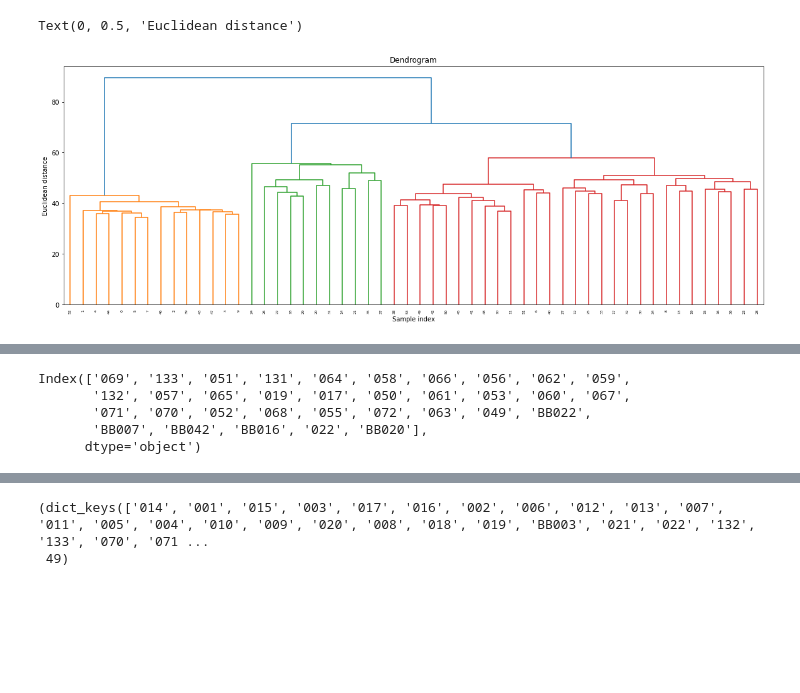
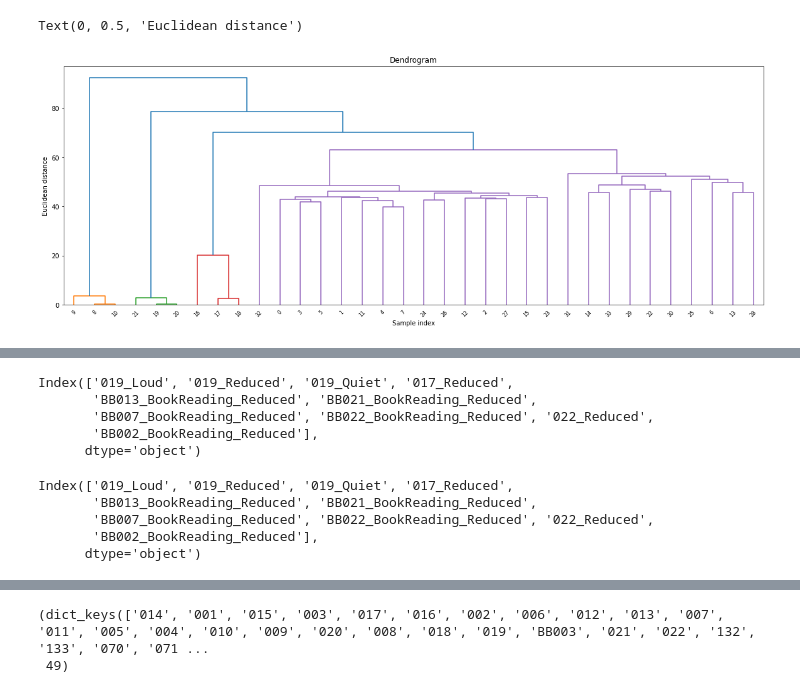
Before and after one commit to Rahul-Brito/infantvoice, a Jupyter notebook: scripts/Sohye Notebook Extra Embeddings.ipynb, the cells around one changed output, grey strips where cells are left out. Cells and saved outputs as stored; diff of their text form; code cells hidden in the pictures; blank space fills up the shorter version.

Commit message:
got matches for BB005 and BB006 earlier. Then added loudness test for 019 and BB005 and BB006 data -  got embeddings. found that loudness did not change the matches in either direction

```diff
--- a/scripts/Sohye Notebook Extra Embeddings.ipynb
+++ b/scripts/Sohye Notebook Extra Embeddings.ipynb
@@ -74,7 +75,8 @@ def load_embeddings(emb_dir, files, participants_to_exclude=None):
             pid.append(name.split("_")[0].zfill(3))# + "_" + name.split("_")[3])
             sex_list.append(name.split("_")[1])
         else:
-            pid.append(name.split("_")[0].zfill(3))
+            #pid.append(name.split("_")[0].zfill(3))
+            pid.append(name.zfill(3))
             sex_list.append('F')
 
     emb['part_id'] = pid
@@ -90,8 +92,12 @@ emb_dir = '/Users/rahulbrito/Documents/projects/infantvoice/data/embeddings'
 #original_files = ['IV_001-020_0316.csv','IV_021-023-BB003_0601.csv','spont_script_all_0606.csv', '2022_06_24_BB042_BB002_BB007.csv','2022_08_03_12BBs.csv']
 #noise_reduced_files = ['spont_script_all_0606.csv','2022_08_09_noise_reduced.csv']
 
-original_files = ['IV_001-020_0316.csv','IV_021-023-BB003_0601.csv', '2022_06_24_BB042_BB002_BB007.csv','2022_08_03_12BBs.csv']
-noise_reduced_files = ['2022_08_09_noise_reduced.csv']
+#original_files = ['IV_001-020_0316.csv','IV_021-023-BB003_0601.csv', '2022_06_24_BB042_BB002_BB007.csv','2022_08_03_12BBs.csv']
+#noise_reduced_files = ['2022_08_09_noise_reduced.csv']
+
+# added the loud and soft versions of BB005, BB006, and 019
+original_files = ['IV_001-020_0316.csv','IV_021-023-BB003_0601.csv', '2022_06_24_BB042_BB002_BB007.csv','2022_08_03_12BBs.csv', '2022_08_10_loudness_test.csv']
+noise_reduced_files = ['2022_08_09_noise_reduced.csv', '2022_08_10_loudness_test.csv']
 
 participants_to_exclude = ['001', '002','003', '004','005', '006','007', '008','009', '010']
 
@@ -155,19 +189,19 @@ distance_original
 # %%
 import scipy.cluster.hierarchy as sc
 
 # Plot dendrogram
 plt.figure(figsize=(20, 7))
 plt.title("Dendrograms")
 
 # Create dendrogram
-sc.dendrogram(sc.linkage(distance, method='complete'))
+sc.dendrogram(sc.linkage(distance_nr, method='complete'))
 
 plt.title('Dendrogram')
 plt.xlabel('Sample index')
 plt.ylabel('Euclidean distance')
 # %% [output]
 Text(0, 0.5, 'Euclidean distance')
-[figure, old version]
+[figure, new version]
 # %%
 [np.where(distance.index == i) for i in distance['BB005'].nlargest(20).index]
 # %% [output]
@@ -194,9 +233,18 @@ Text(0, 0.5, 'Euclidean distance')
 # %%
-farthest_voice = distance['BB006'].nlargest(34).index
+farthest_voice = distance_nr['BB005_BookReading_Reduced'].nlargest(10).index
 farthest_voice
 # %% [output]
-Index(['069', '133', '051', '131', '064', '058', '066', '056', '062', '059',
-       '132', '057', '065', '019', '017', '050', '061', '053', '060', '067',
-       '071', '070', '052', '068', '055', '072', '063', '049', 'BB022',
-       'BB007', 'BB042', 'BB016', '022', 'BB020'],
+Index(['019_Loud', '019_Reduced', '019_Quiet', '017_Reduced',
+       'BB013_BookReading_Reduced', 'BB021_BookReading_Reduced',
+       'BB007_BookReading_Reduced', 'BB022_BookReading_Reduced', '022_Reduced',
+       'BB002_BookReading_Reduced'],
       dtype='object')
+# %%
+farthest_voice = distance_nr['BB005_Loud'].nlargest(10).index
+farthest_voice
+# %% [output]
+Index(['019_Loud', '019_Reduced', '019_Quiet', '017_Reduced',
+       'BB013_BookReading_Reduced', 'BB021_BookReading_Reduced',
+       'BB007_BookReading_Reduced', 'BB022_BookReading_Reduced', '022_Reduced',
+       'BB002_BookReading_Reduced'],
+      dtype='object')
```
Also changed, not shown: parts of 28 cells of this notebook, 1 other file.
